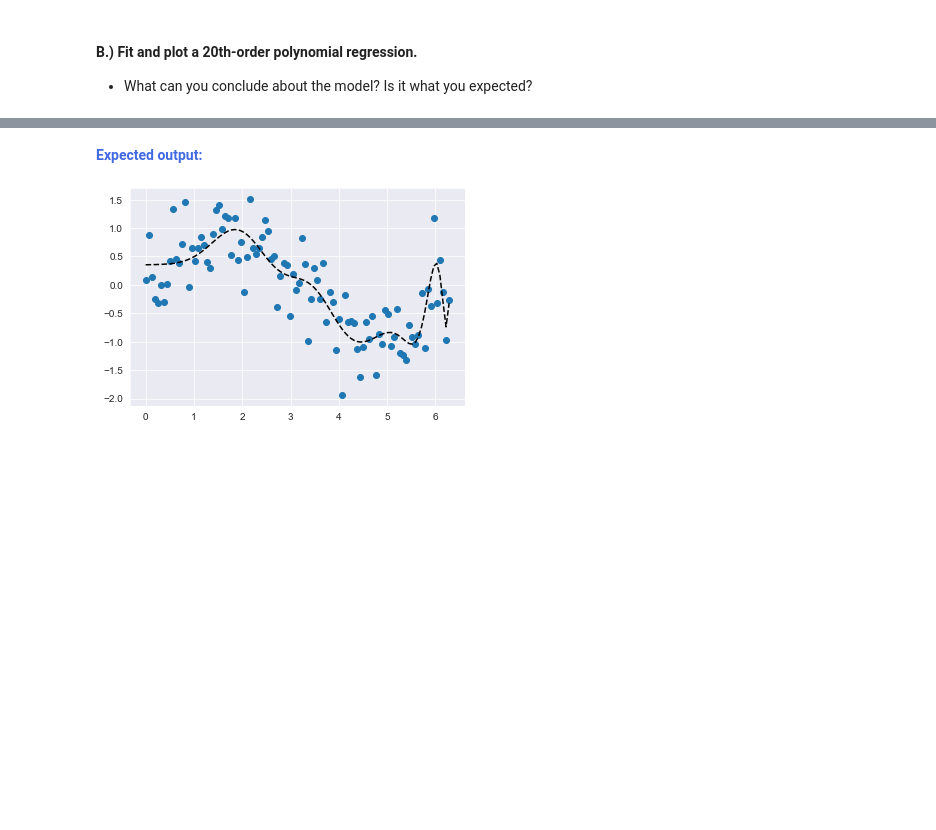
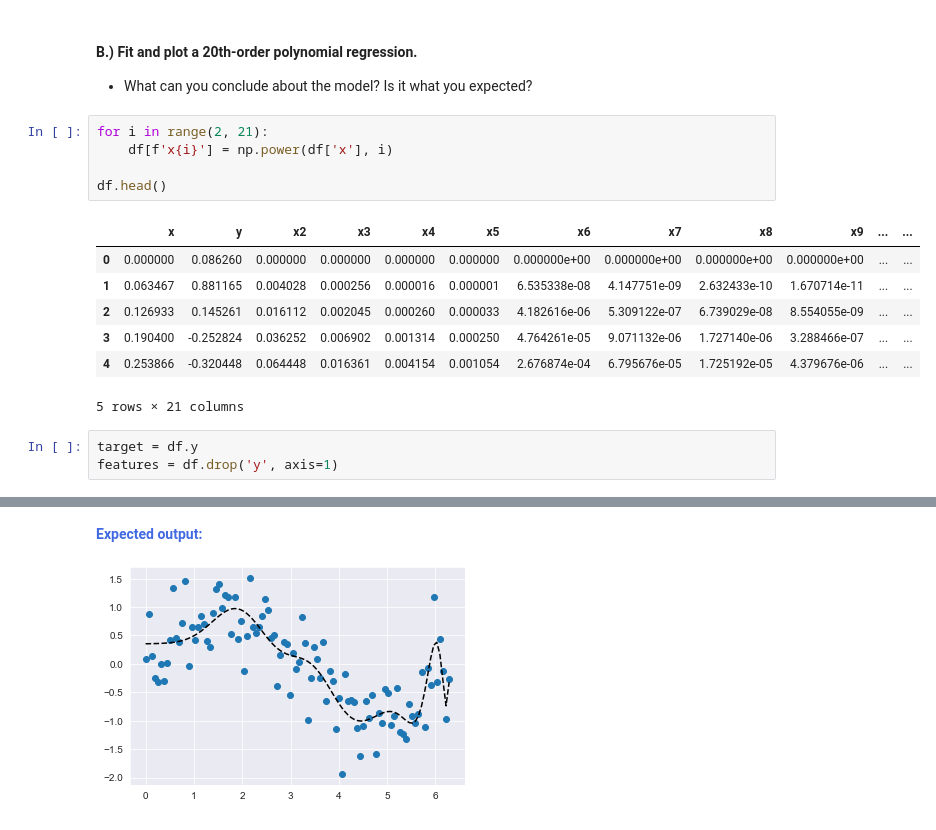
Before and after one commit to denious/EliteDataScience-ML-Masterclass, a Jupyter notebook: How the World Works/3 - Workbook - Adding Complexity.ipynb, the cells around one changed output, grey strips where cells are left out. Cells and saved outputs as stored; diff of their text form; blank space fills up the shorter version.

```diff
--- a/How the World Works/3 - Workbook - Adding Complexity.ipynb
+++ b/How the World Works/3 - Workbook - Adding Complexity.ipynb
@@ -196,3 +206,19 @@ This one is a perfect example. In the online Coding Section (which you should ha
 # %% [markdown]
 #### B.) Fit and plot a 20th-order polynomial regression.
 * What can you conclude about the model? Is it what you expected?
+# %%
+for i in range(2, 21):
+    df[f'x{i}'] = np.power(df['x'], i)
+
+df.head()
+# %% [output]
+|  | x | y | x2 | x3 | x4 | x5 | x6 | x7 | x8 | x9 | ... | ... |
+| 0 | 0.000000 | 0.086260 | 0.000000 | 0.000000 | 0.000000 | 0.000000 | 0.000000e+00 | 0.000000e+00 | 0.000000e+00 | 0.000000e+00 | ... | ... |
+| 1 | 0.063467 | 0.881165 | 0.004028 | 0.000256 | 0.000016 | 0.000001 | 6.535338e-08 | 4.147751e-09 | 2.632433e-10 | 1.670714e-11 | ... | ... |
+| 2 | 0.126933 | 0.145261 | 0.016112 | 0.002045 | 0.000260 | 0.000033 | 4.182616e-06 | 5.309122e-07 | 6.739029e-08 | 8.554055e-09 | ... | ... |
+| 3 | 0.190400 | -0.252824 | 0.036252 | 0.006902 | 0.001314 | 0.000250 | 4.764261e-05 | 9.071132e-06 | 1.727140e-06 | 3.288466e-07 | ... | ... |
+| 4 | 0.253866 | -0.320448 | 0.064448 | 0.016361 | 0.004154 | 0.001054 | 2.676874e-04 | 6.795676e-05 | 1.725192e-05 | 4.379676e-06 | ... | ... |
+5 rows × 21 columns
+# %%
+target = df.y
+features = df.drop('y', axis=1)
```
Also changed, not shown: parts of 4 cells of this notebook, 4 other files.
